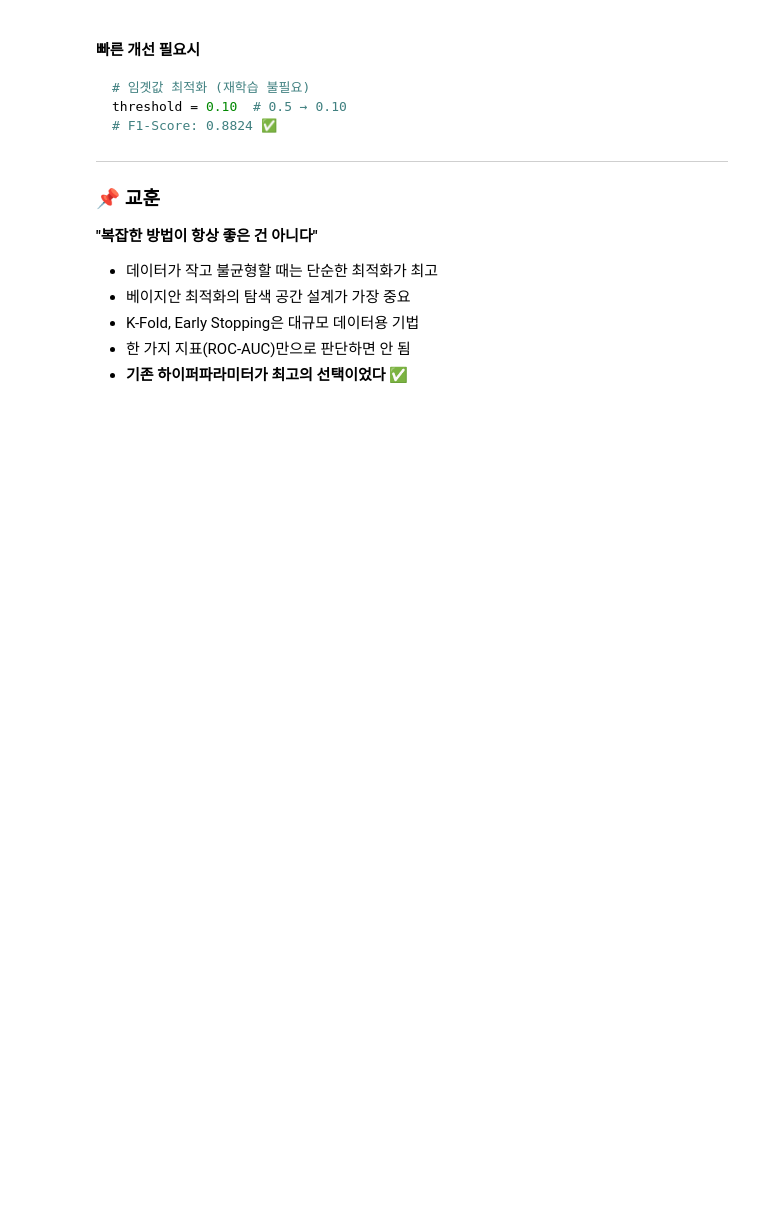
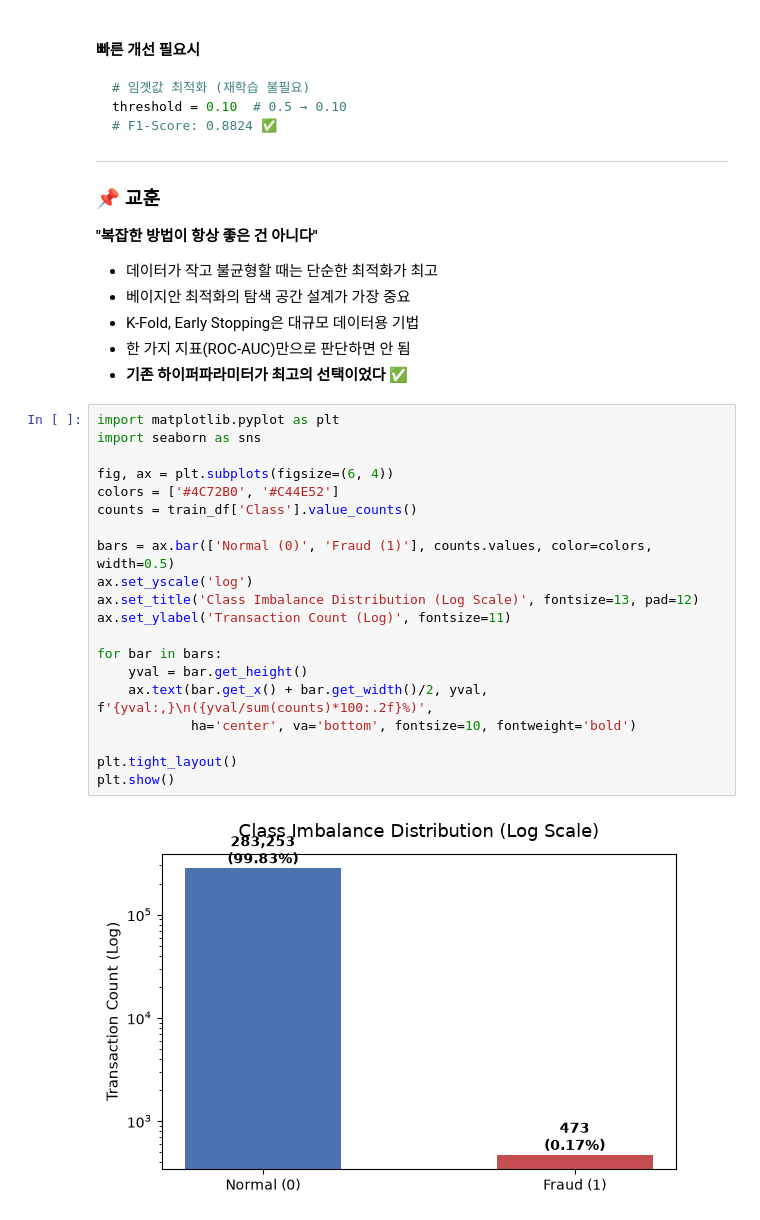
Before and after one commit to Hyehyun1001/ml-data-analysis, a Jupyter notebook: 02_classification_credit_card/hyehyun/02_credit_ldbm(hyehyun).ipynb, the cells around one changed output. Cells and saved outputs as stored; diff of their text form; blank space fills up the shorter version.

```diff
--- a/02_classification_credit_card/hyehyun/02_credit_ldbm(hyehyun).ipynb
+++ b/02_classification_credit_card/hyehyun/02_credit_ldbm(hyehyun).ipynb
@@ -1529,3 +1264,25 @@ threshold = 0.10  # 0.5 → 0.10
 - K-Fold, Early Stopping은 대규모 데이터용 기법
 - 한 가지 지표(ROC-AUC)만으로 판단하면 안 됨
 - **기존 하이퍼파라미터가 최고의 선택이었다** ✅
+# %%
+import matplotlib.pyplot as plt
+import seaborn as sns
+
+fig, ax = plt.subplots(figsize=(6, 4))
+colors = ['#4C72B0', '#C44E52']
+counts = train_df['Class'].value_counts()
+
+bars = ax.bar(['Normal (0)', 'Fraud (1)'], counts.values, color=colors, width=0.5)
+ax.set_yscale('log')
+ax.set_title('Class Imbalance Distribution (Log Scale)', fontsize=13, pad=12)
+ax.set_ylabel('Transaction Count (Log)', fontsize=11)
+
+for bar in bars:
+    yval = bar.get_height()
+    ax.text(bar.get_x() + bar.get_width()/2, yval, f'{yval:,}\n({yval/sum(counts)*100:.2f}%)',
+            ha='center', va='bottom', fontsize=10, fontweight='bold')
+
+plt.tight_layout()
+plt.show()
+# %% [output]
+[figure, added]
```
Also changed, not shown: parts of 16 cells of this notebook.
